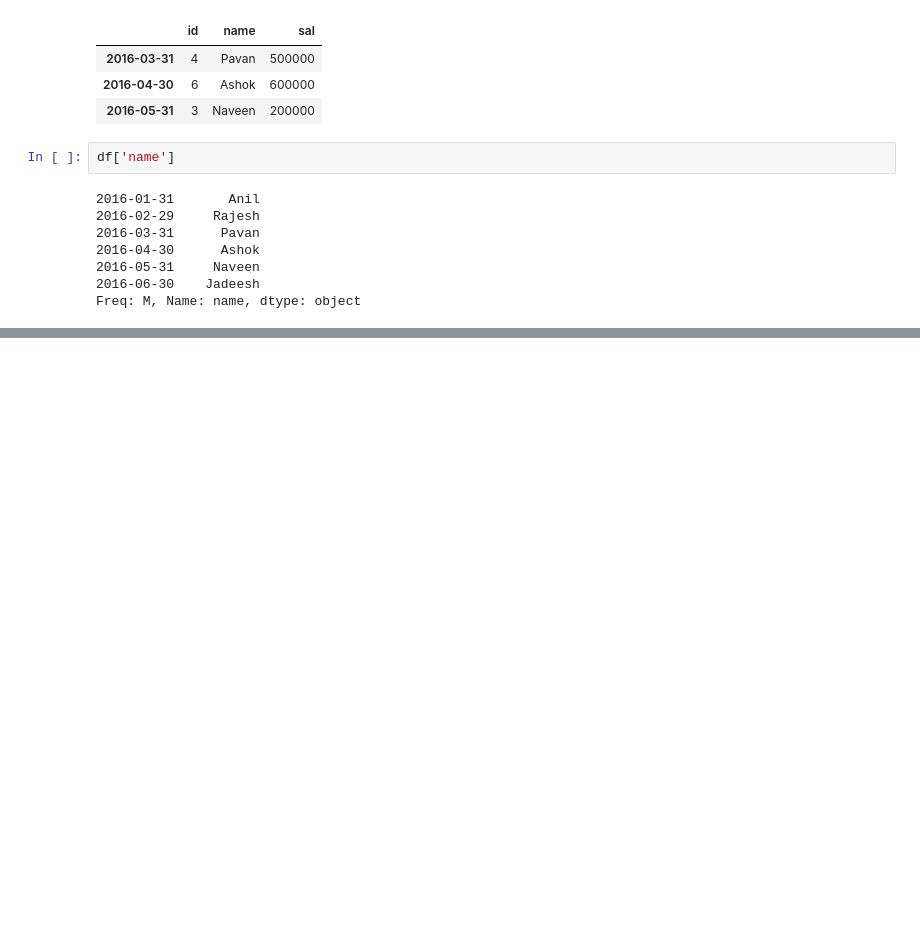
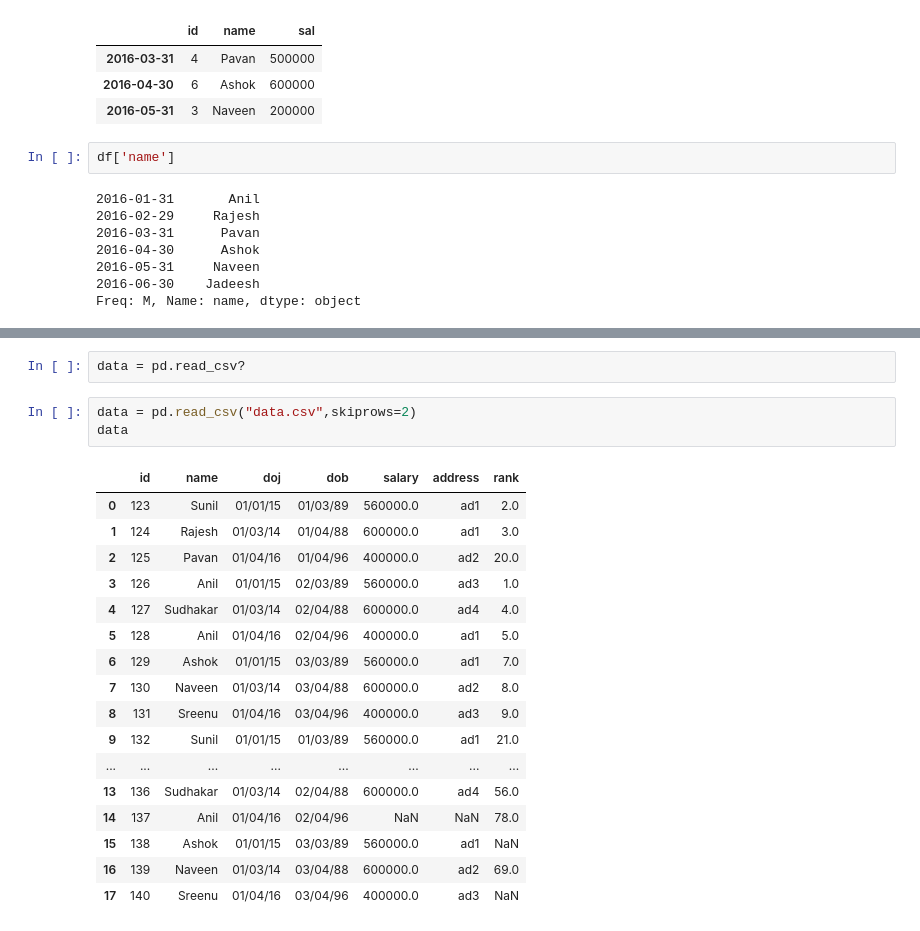
Before and after one commit to sambavsphere/python, a Jupyter notebook: pandas_seminar.ipynb, the cells around one changed output, grey strips where cells are left out. Drawn from its saved outputs; the diff is of its cells as text; blank space fills up the shorter version.

```diff
--- a/pandas_seminar.ipynb
+++ b/pandas_seminar.ipynb
@@ -285,0 +330,23 @@ Freq: M, Name: name, dtype: object
+# %%
+data = pd.read_csv?
+# %%
+data = pd.read_csv("data.csv",skiprows=2)
+data
+# %% [output]
+|  | id | name | doj | dob | salary | address | rank |
+| 0 | 123 | Sunil | 01/01/15 | 01/03/89 | 560000.0 | ad1 | 2.0 |
+| 1 | 124 | Rajesh | 01/03/14 | 01/04/88 | 600000.0 | ad1 | 3.0 |
+| 2 | 125 | Pavan | 01/04/16 | 01/04/96 | 400000.0 | ad2 | 20.0 |
+| 3 | 126 | Anil | 01/01/15 | 02/03/89 | 560000.0 | ad3 | 1.0 |
+| 4 | 127 | Sudhakar | 01/03/14 | 02/04/88 | 600000.0 | ad4 | 4.0 |
+| 5 | 128 | Anil | 01/04/16 | 02/04/96 | 400000.0 | ad1 | 5.0 |
+| 6 | 129 | Ashok | 01/01/15 | 03/03/89 | 560000.0 | ad1 | 7.0 |
+| 7 | 130 | Naveen | 01/03/14 | 03/04/88 | 600000.0 | ad2 | 8.0 |
+| 8 | 131 | Sreenu | 01/04/16 | 03/04/96 | 400000.0 | ad3 | 9.0 |
+| 9 | 132 | Sunil | 01/01/15 | 01/03/89 | 560000.0 | ad1 | 21.0 |
+| ... | ... | ... | ... | ... | ... | ... | ... |
+| 13 | 136 | Sudhakar | 01/03/14 | 02/04/88 | 600000.0 | ad4 | 56.0 |
+| 14 | 137 | Anil | 01/04/16 | 02/04/96 | NaN | NaN | 78.0 |
+| 15 | 138 | Ashok | 01/01/15 | 03/03/89 | 560000.0 | ad1 | NaN |
+| 16 | 139 | Naveen | 01/03/14 | 03/04/88 | 600000.0 | ad2 | 69.0 |
+| 17 | 140 | Sreenu | 01/04/16 | 03/04/96 | 400000.0 | ad3 | NaN |
```
Also changed, not shown: parts of 25 cells of this notebook, 1 other file.
